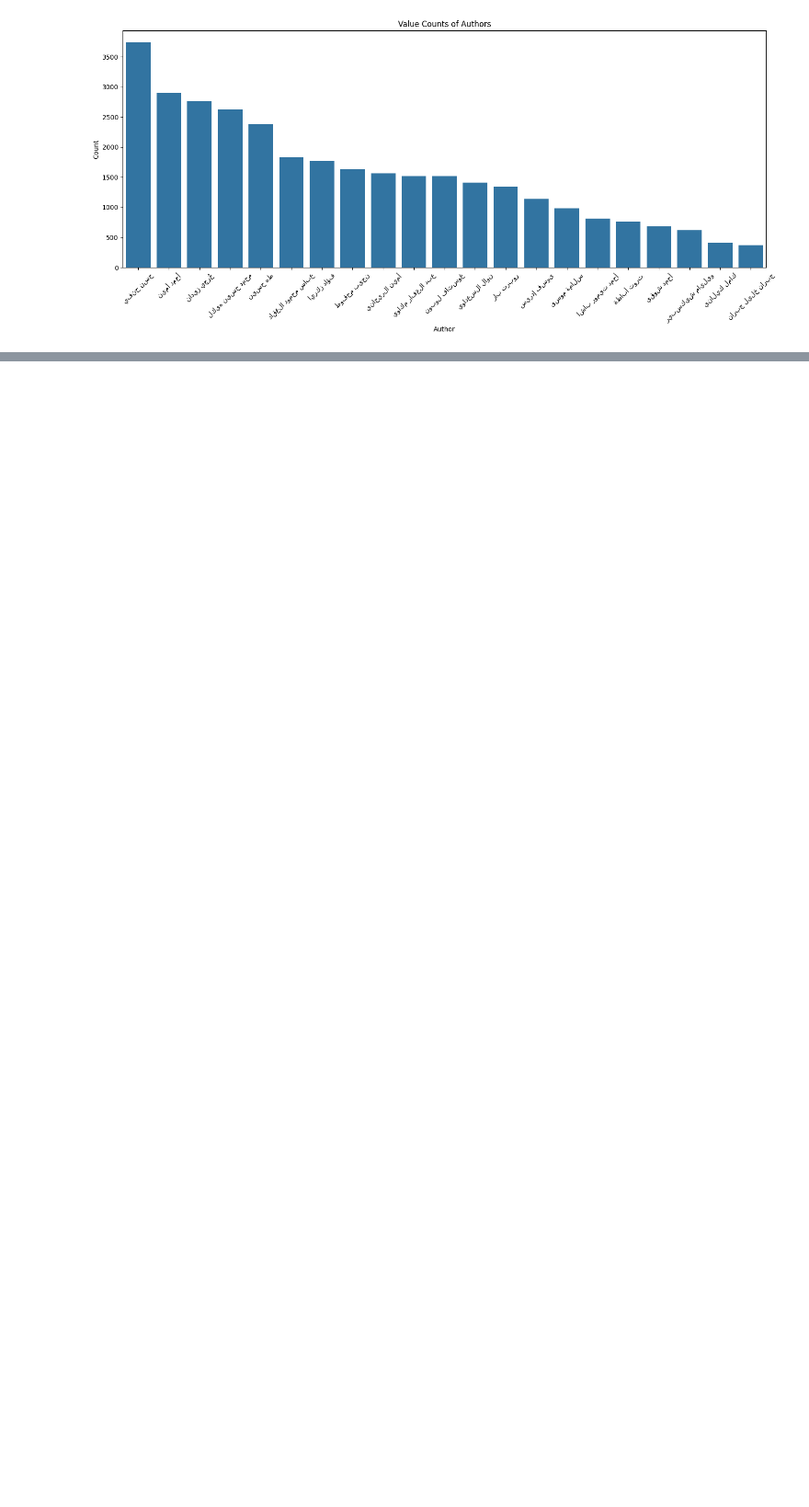
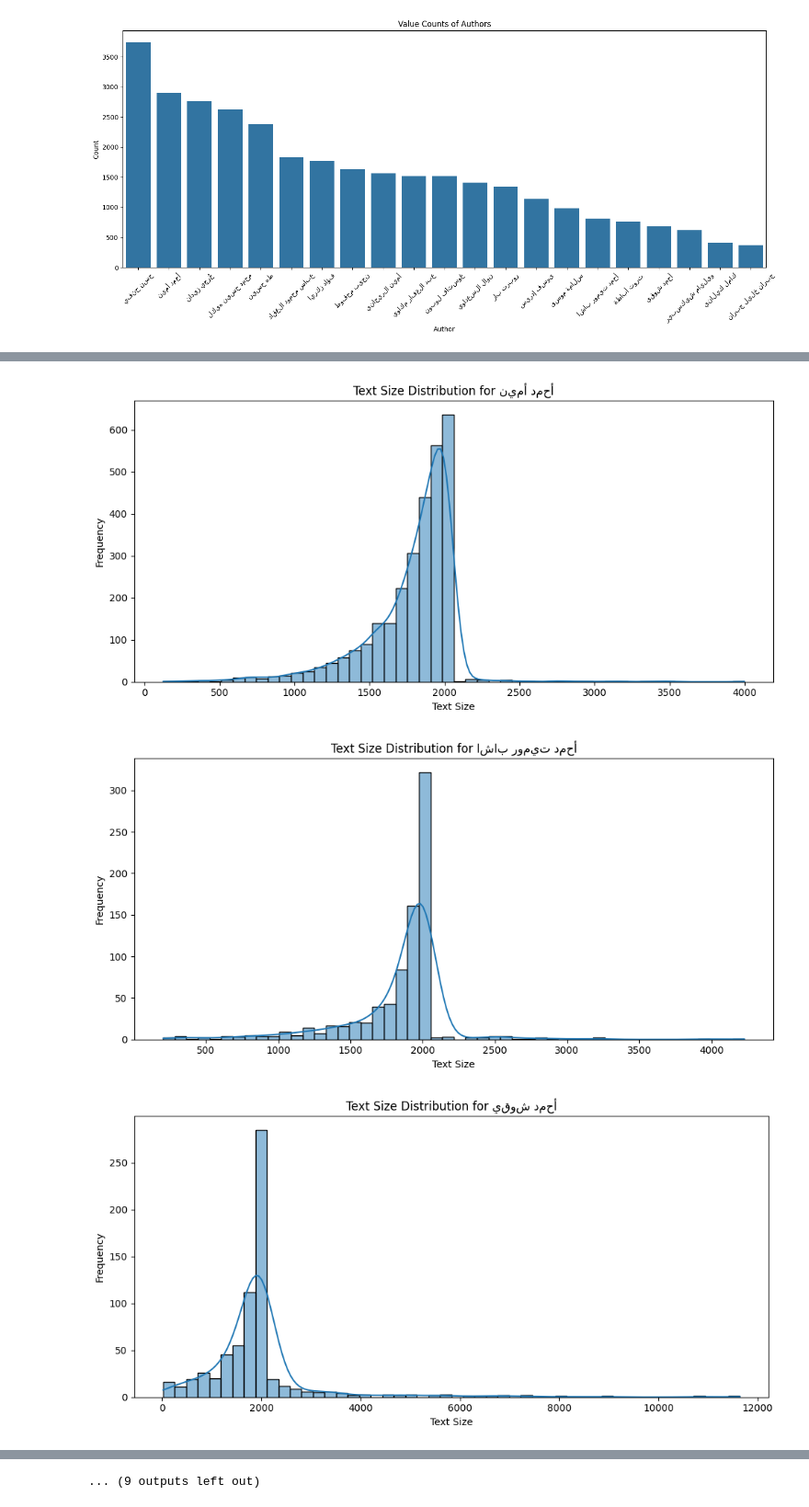
Before and after one commit to MuhammadHelmyOmar/Authorship-Identification, a Jupyter notebook: data_discovery.ipynb, the cells around one changed output, grey strips where cells are left out. Shown at 92% size. Cells and saved outputs as stored; diff of their text form; code cells hidden in the pictures; blank space fills up the shorter version.

```diff
--- a/data_discovery.ipynb
+++ b/data_discovery.ipynb
@@ -122,0 +168,14 @@ plt.show()
+# %%
+for author_name, author_df in grouped_by_author:
+    plt.figure(figsize=(10, 5))
+    sns.histplot(author_df['text_size'], bins=50, kde=True) # Increased the number of bins to 100
+    names_rev_author = author_name[-1::-1]
+    plt.title(f'Text Size Distribution for {names_rev_author}')
+    plt.xlabel('Text Size')
+    plt.ylabel('Frequency')
+    plt.tight_layout()
+    plt.show()
+# %% [output]
+[figure, added]
+[figure, added]
+[figure, added]
@@ -122,0 +191 @@ plt.show()
+... (9 outputs left out)
```
Also changed, not shown: parts of 19 cells of this notebook.
